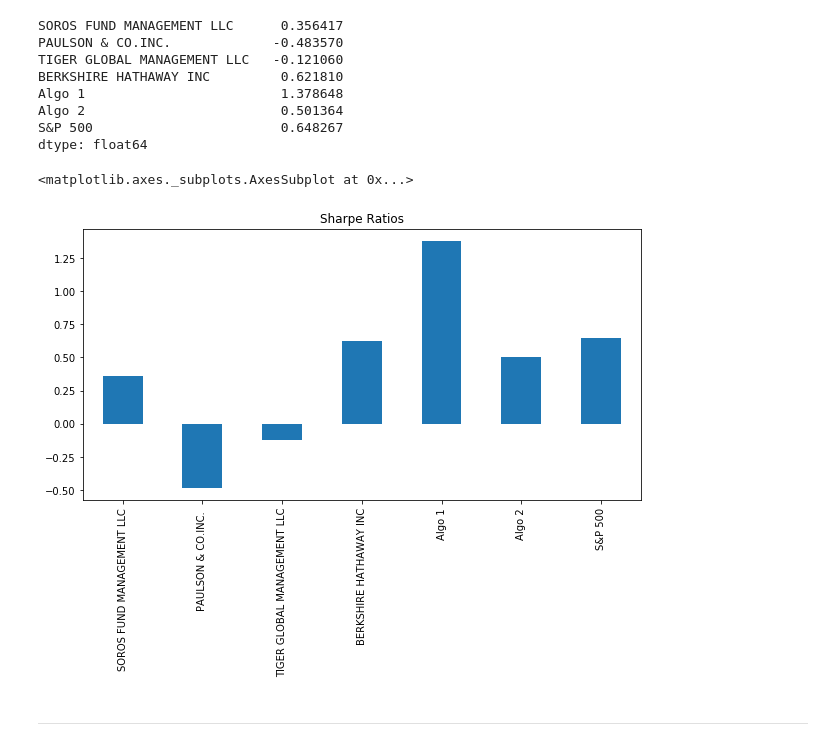
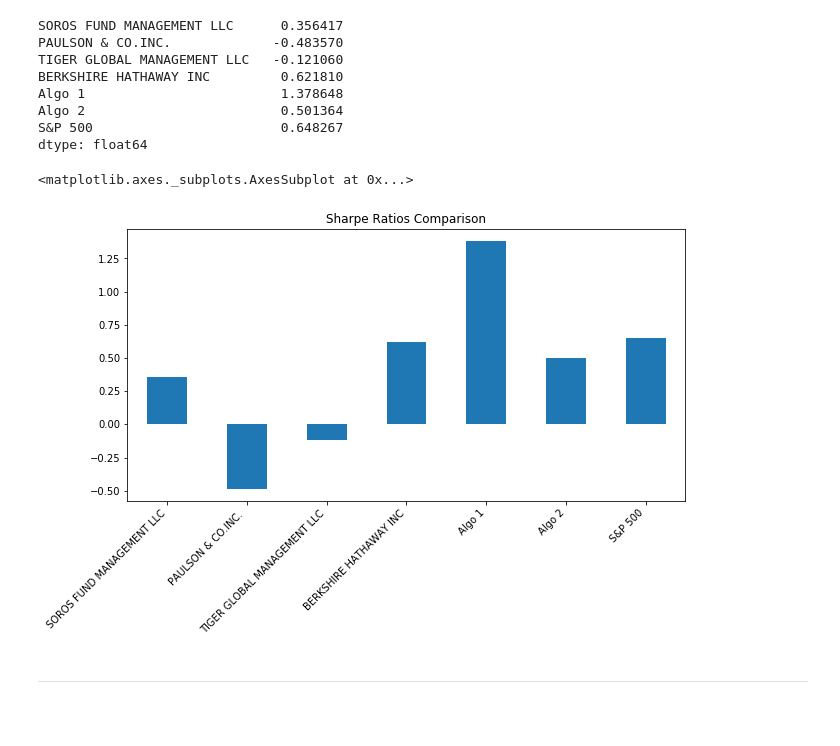
Before and after one commit to idg42/Homework-Pandas, a Jupyter notebook: Starter_Code/whale_analysis.ipynb, the cells around one changed output. Drawn from its saved outputs; the diff is of its cells as text; code cells hidden in the pictures; blank space fills up the shorter version.

```diff
--- a/Starter_Code/whale_analysis.ipynb
+++ b/Starter_Code/whale_analysis.ipynb
@@ -61,8 +66,6 @@ Files:
 # Call function to generate DataFrame
 whale_returns = prep_dataframe_csv("whale_returns.csv","Date")
 
-# Sort DataFrame
-whale_returns.sort_values("Date", ascending=True, inplace=True)
 whale_returns.head()
 # %% [output]
 |  | SOROS FUND MANAGEMENT LLC | PAULSON & CO.INC. | TIGER GLOBAL MANAGEMENT LLC | BERKSHIRE HATHAWAY INC |
@@ -101,8 +104,6 @@ Read the algorithmic daily returns and clean the data
 # Call function to generate DataFrame
 algo_returns = prep_dataframe_csv("algo_returns.csv","Date")
 
-# Sort DataFrame
-algo_returns.sort_values("Date", ascending=True, inplace=True)
 algo_returns.head()
 # %% [output]
 |  | Algo 1 | Algo 2 |
@@ -122,7 +123,7 @@ Algo 2    6
 dtype: int64
 # %%
 # Drop nulls
-algo_returns = algo_returns.dropna().copy()
+algo_returns.dropna(inplace=True)
 algo_returns.isnull().sum()
 # %% [output]
 Algo 1    0
@@ -137,8 +138,6 @@ Read the S&P500 Historic Closing Prices and create a new daily returns DataFrame
 # Call function to generate DataFrame
 sp500_price_hist = prep_dataframe_csv("sp500_history.csv","Date")
 
-# Sort DataFrame
-sp500_price_hist.sort_values("Date", ascending=True, inplace=True)
 sp500_price_hist.head()
 # %% [output]
 |  | Close |
@@ -437,10 +436,12 @@ S&P 500                        0.648267
 dtype: float64
 # %%
 # Visualize the sharpe ratios as a bar plot
-portfolio_returns_shrpr.plot(kind='bar',figsize=(10,5), title="Sharpe Ratios")
+port_boxplot = portfolio_returns_shrpr.plot(kind='bar',figsize=(10,5), title="Sharpe Ratios Comparison")
+port_boxplot.set_xticklabels(port_boxplot.get_xticklabels(), rotation=45, horizontalalignment='right')
+port_boxplot
 # %% [output]
 <matplotlib.axes._subplots.AxesSubplot at 0x...>
-[figure, old version]
+[figure, new version]
 # %% [markdown]
 ---
 # %% [markdown]
```
Also changed, not shown: parts of 24 cells of this notebook, 1 other file.
